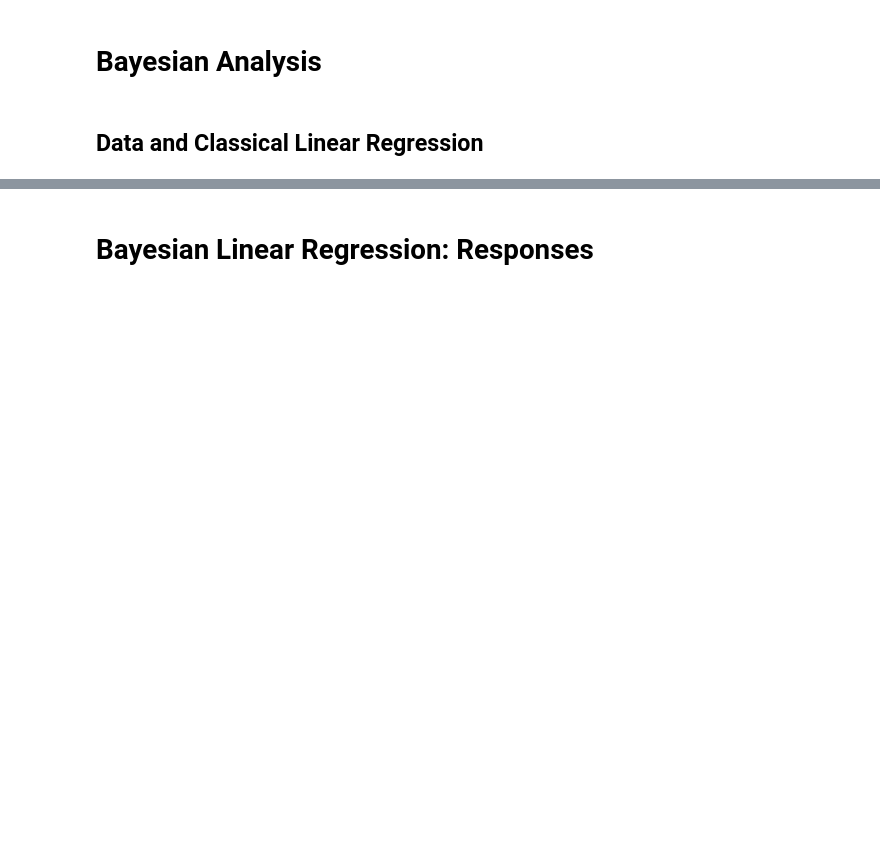
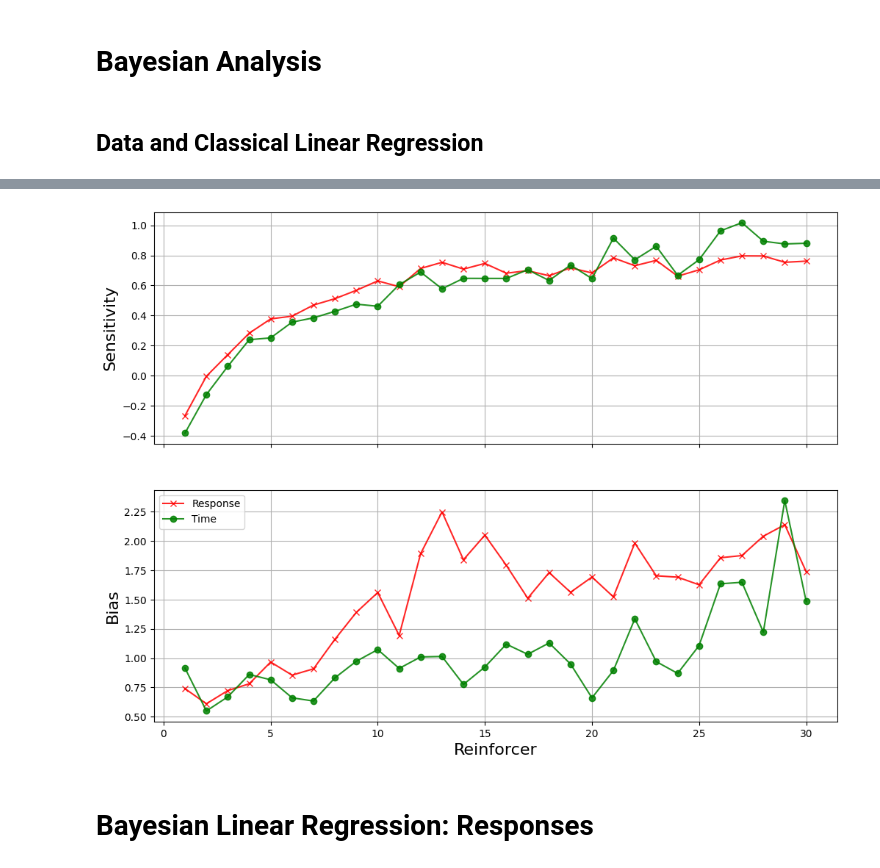
Before and after one commit to Christian-F-Badillo/Matching, a Jupyter notebook: Figures_2022.ipynb, the cells around one changed output, grey strips where cells are left out. Cells and saved outputs as stored; diff of their text form; code cells hidden in the pictures; blank space fills up the shorter version.

```diff
--- a/Figures_2022.ipynb
+++ b/Figures_2022.ipynb
@@ -538,0 +597,5 @@ plt.show()
+# %%
+from_reward = np.arange(0, 30, 1)
+to_reward = np.arange(1, 31, 1)
+
+pairs = [0, 1, 2, 3, 4, 5]
@@ -538,0 +632,15 @@ plt.show()
+# %%
+response_reinforcers_0_30_b = []
+time_reinforcers_0_30_b = []
+
+for i in range(30):
+    mini_list = []
+    for key in ratios.keys():
+        mini_list.append(ratios[key][i])
+    response_reinforcers_0_30_b.append(mini_list)
+
+for i in range(30):
+    mini_list_t = []
+    for key_t in ratios_time.keys():
+        mini_list_t.append(ratios_time[key_t][i])
+    time_reinforcers_0_30_b.append(mini_list_t)
@@ -539,3 +672,28 @@ plt.show()
+# %%
+fig, ax = plt.subplots(figsize = (12, 9), ncols=1, nrows=2, sharex=True)
+x = np.arange(1, 31, 1)
+ax[0].plot(x, sensitivity_evolution_response, '-x', alpha = 0.85, color = 'red', label = 'Response')
+ax[0].plot(x, sensitivity_evolution_time, '-o', alpha = 0.85, color = 'green', label = 'Time')
+
+ax[0].grid()
+
+ax[0].set_ylabel(r'Sensitivity', fontsize=16)
+
+########################################################################################################################################################
+
+ax[1].plot(x, bias_evolution_response, '-x', alpha = 0.85, color = 'red', label = 'Response')
+ax[1].plot(x, bias_evolution_time, '-o', alpha = 0.85, color = 'green', label = 'Time')
+
+ax[1].grid()
+
+ax[1].set_xlabel(r'Reinforcer', fontsize=16)
+ax[1].set_ylabel(r'Bias', fontsize=16)
+
+plt.legend()
+plt.savefig(dir + f"Figure_bias_sensitivity.png", dpi = 300, bbox_inches='tight', pad_inches=0.1)
+plt.show()
+# %% [output]
+[figure, added]
 # %% [markdown]
 # Bayesian Linear Regression: Responses
 # %%
```
Also changed, not shown: parts of 18 cells of this notebook, 40 other files.
